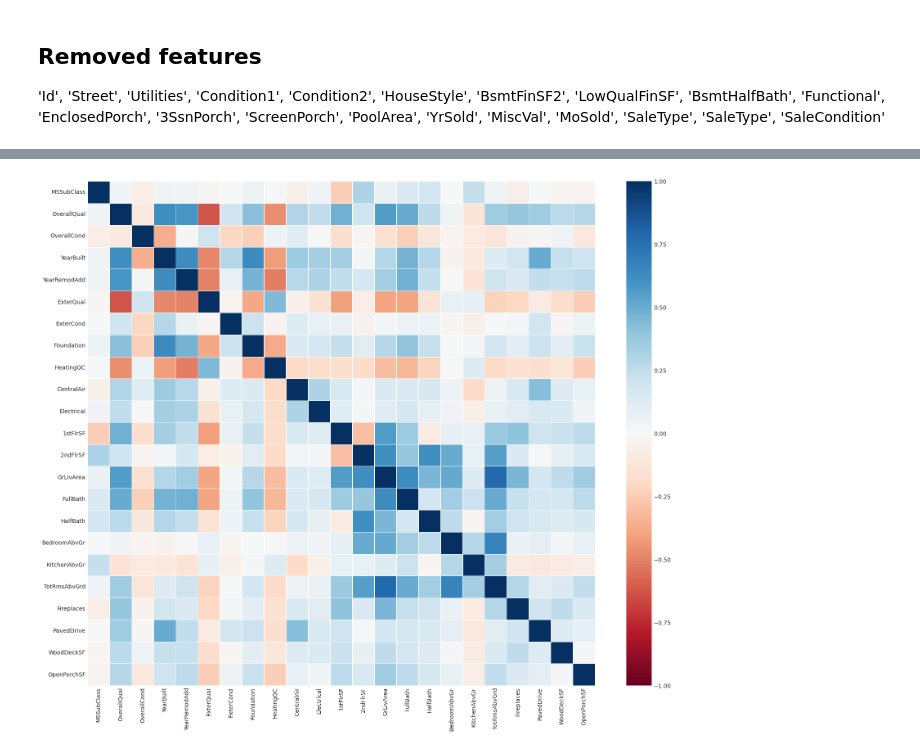
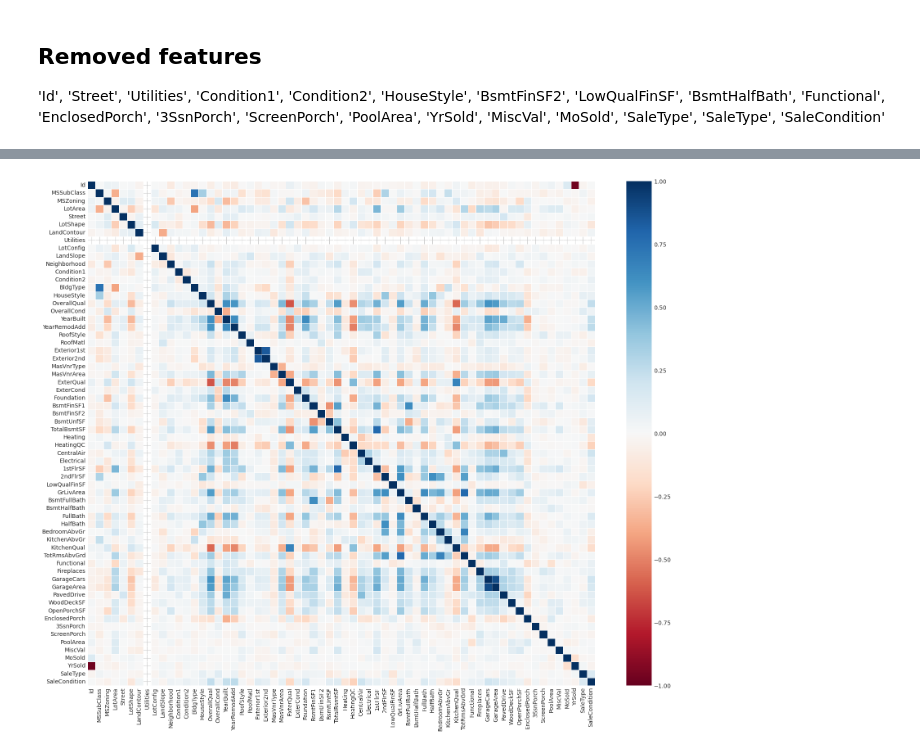
Before and after one commit to yunmokoo/Kaggle_Testing, a Jupyter notebook: housing-price-aug-16.ipynb, the cells around one changed output, grey strips where cells are left out. Drawn from its saved outputs; the diff is of its cells as text; code cells hidden in the pictures.

```diff
--- a/housing-price-aug-16.ipynb
+++ b/housing-price-aug-16.ipynb
@@ -30,3 +41,14 @@ plt.style.use("seaborn-whitegrid")
+# %%
+def fillna_small(df):
+    for i in df.columns:
+        if df[i].dtype == 'object':
+            common = df[i].mode()[0]
+            df[i].fillna(common, inplace=True)
+
+        elif df[i].dtype in ['int64', 'float64']:
+            average = df[i].mean()
+            df[i].fillna(average, inplace=True)
+    return df
 # %% [markdown]
 # Train set
 # %%
@@ -321,6 +336,6 @@ def filter_na(df):
 # %%
-df_test_filt_test = filter_na(df_test)
-df_test_filt_test
+df_test_filt = filter_na(df_test)
+df_test_filt
 # %% [output]
 |  | Id | MSSubClass | MSZoning | LotArea | Street | LotShape | LandContour | Utilities | LotConfig | ... |
 | 0 | 1461 | 20 | RH | 11622 | Pave | Reg | Lvl | AllPub | Inside | ... |
@@ -368,3 +374,3 @@ def fillin_small(df):
-# %%
-
-df_test_filt = df_test.dropna(axis=1)
+# %%
+df_test_filt = fillna_small(df_test_filt)
+df_test_filt.shape
@@ -563,7 +581,7 @@ df_test_selected
 # %%
-corre_heatmap(df_test_selected)
+corre_heatmap(df_test_filt)
 # %% [output]
-[figure, old version]
+[figure, new version]
 # %%
 columns_only_in_df_train_selected = df_train_selected.columns.difference(df_test_selected.columns)
 print("Columns only in df_train_selected:")
```
Also changed, not shown: parts of 37 cells of this notebook.
